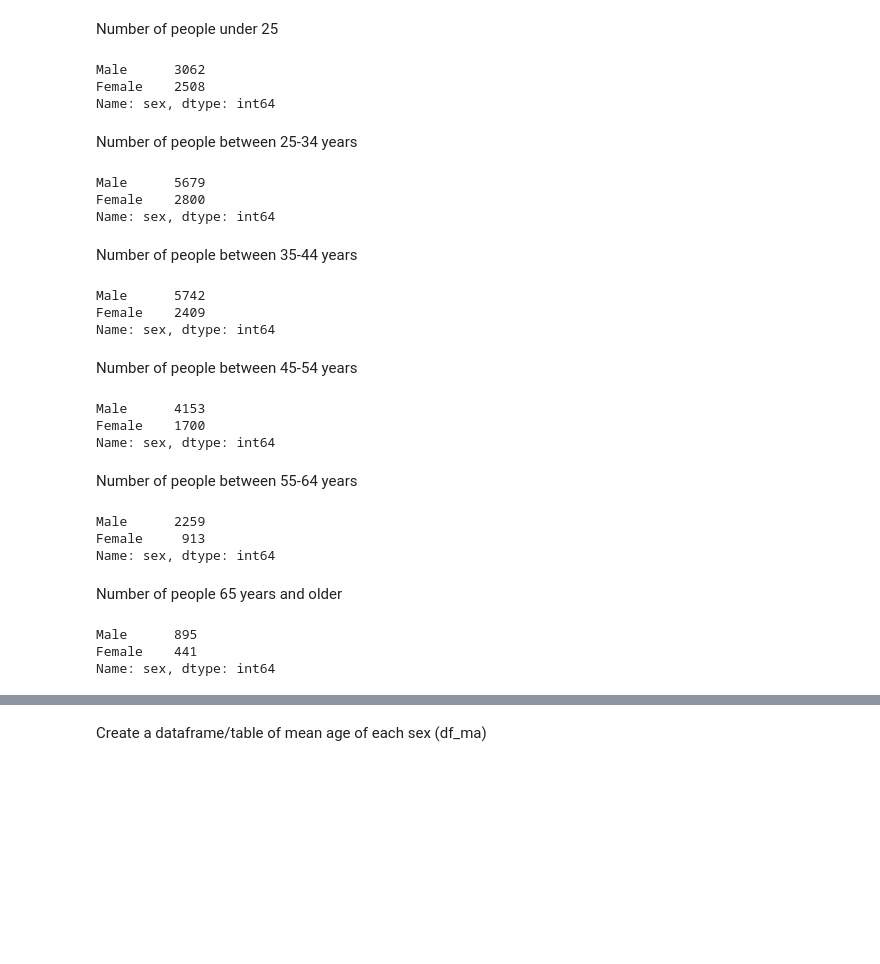
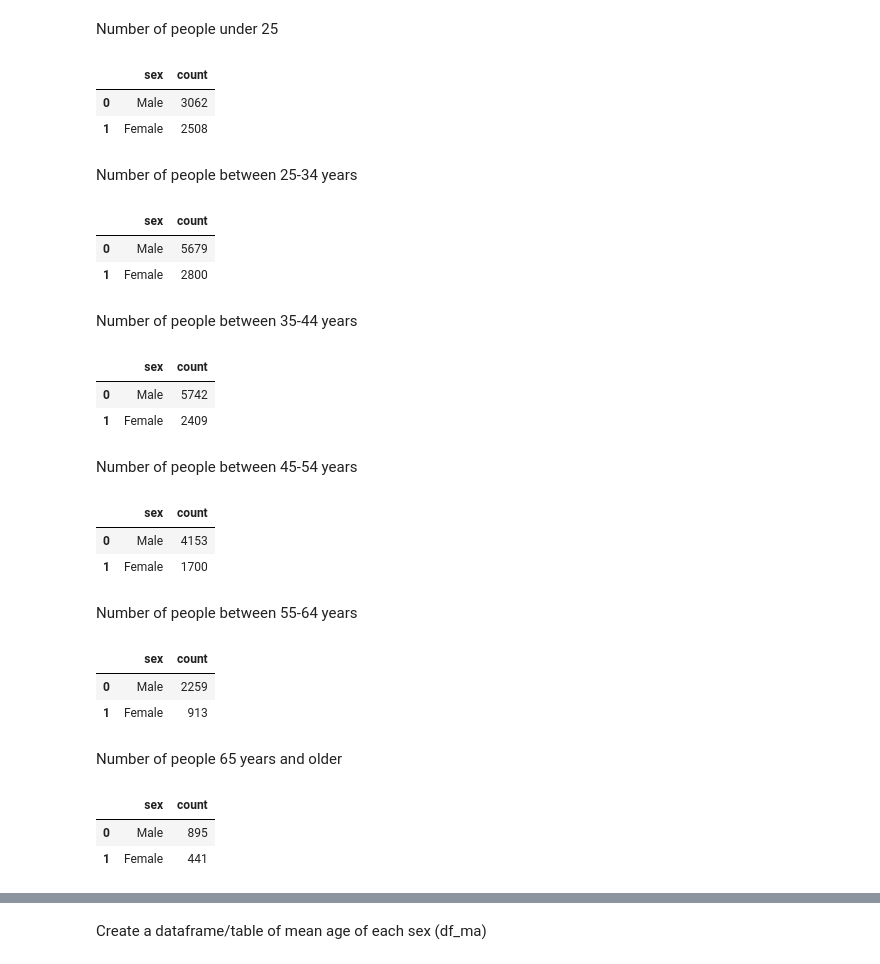
Before and after one commit to Binyoh1/Demographic-Data-Analysis, a Jupyter notebook: notebook.ipynb, the cells around one changed output, grey strips where cells are left out. Drawn from its saved outputs; the diff is of its cells as text; code cells hidden in the pictures; blank space fills up the shorter version.

```diff
--- a/notebook.ipynb
+++ b/notebook.ipynb
@@ -192,49 +192,61 @@ Name: sex, Length: 144, dtype: int64
 ##### Categorization by Age Group & Sex
 # %% [markdown]
 Number of people under 25
-# %%
-df[df['age'] < 25].sex.value_counts()
-# %% [output]
-Male      3062
-Female    2508
-Name: sex, dtype: int64
+# %%
+under_25 = df[df['age'] < 25].sex.value_counts()
+df_u_25 = pd.DataFrame(under_25).reset_index().rename(columns={'index':'sex', 'sex':'count'})
+df_u_25
+# %% [output]
+|  | sex | count |
+| 0 | Male | 3062 |
+| 1 | Female | 2508 |
 # %% [markdown]
 Number of people between 25-34 years
 # %%
-df[(df['age'] >= 25) & (df['age'] < 35)].sex.value_counts()
+age_25_34 = df[(df['age'] >= 25) & (df['age'] < 35)].sex.value_counts()
+df_25_34 = pd.DataFrame(age_25_34).reset_index().rename(columns={'index':'sex', 'sex':'count'})
+df_25_34
 # %% [output]
-Male      5679
-Female    2800
-Name: sex, dtype: int64
+|  | sex | count |
+| 0 | Male | 5679 |
+| 1 | Female | 2800 |
 # %% [markdown]
 Number of people between 35-44 years
 # %%
-df[(df['age'] >= 35) & (df['age'] < 45)].sex.value_counts()
+age_35_44 = df[(df['age'] >= 35) & (df['age'] < 45)].sex.value_counts()
+df_35_44 = pd.DataFrame(age_35_44).reset_index().rename(columns={'index':'sex', 'sex':'count'})
+df_35_44
 # %% [output]
-Male      5742
-Female    2409
-Name: sex, dtype: int64
+|  | sex | count |
+| 0 | Male | 5742 |
+| 1 | Female | 2409 |
 # %% [markdown]
 Number of people between 45-54 years
 # %%
-df[(df['age'] >= 45) & (df['age'] < 55)].sex.value_counts()
+age_45_54 = df[(df['age'] >= 45) & (df['age'] < 55)].sex.value_counts()
+df_45_54 = pd.DataFrame(age_45_54).reset_index().rename(columns={'index':'sex', 'sex':'count'})
+df_45_54
 # %% [output]
-Male      4153
-Female    1700
-Name: sex, dtype: int64
+|  | sex | count |
+| 0 | Male | 4153 |
+| 1 | Female | 1700 |
 # %% [markdown]
 Number of people between 55-64 years
 # %%
-df[(df['age'] >= 55) & (df['age'] < 65)].sex.value_counts()
+age_55_64 = df[(df['age'] >= 55) & (df['age'] < 65)].sex.value_counts()
+df_55_64 = pd.DataFrame(age_55_64).reset_index().rename(columns={'index':'sex', 'sex':'count'})
+df_55_64
 # %% [output]
-Male      2259
-Female     913
-Name: sex, dtype: int64
+|  | sex | count |
+| 0 | Male | 2259 |
+| 1 | Female | 913 |
 # %% [markdown]
 Number of people 65 years and older
-# %%
-df[df['age'] >= 65].sex.value_counts()
-# %% [output]
-Male      895
-Female    441
-Name: sex, dtype: int64
+# %%
+over_65 = df[df['age'] >= 65].sex.value_counts()
+df_65 = pd.DataFrame(over_65).reset_index().rename(columns={'index':'sex', 'sex':'count'})
+df_65
+# %% [output]
+|  | sex | count |
+| 0 | Male | 895 |
+| 1 | Female | 441 |
```
Also changed, not shown: parts of 6 cells of this notebook.
